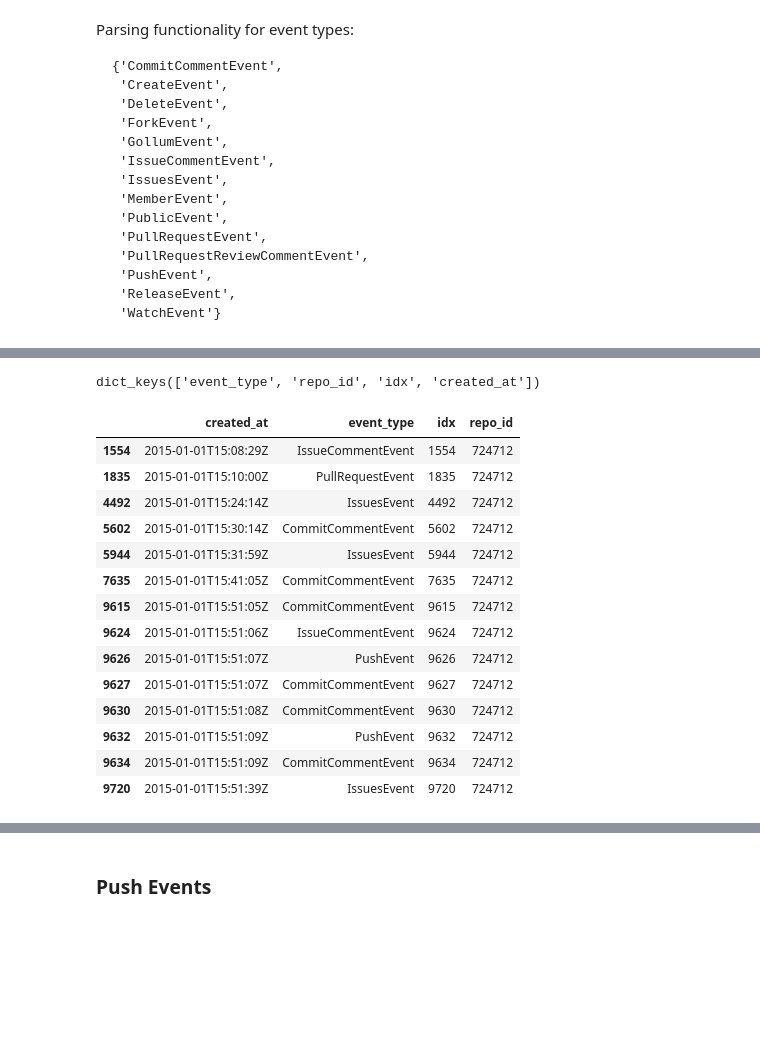
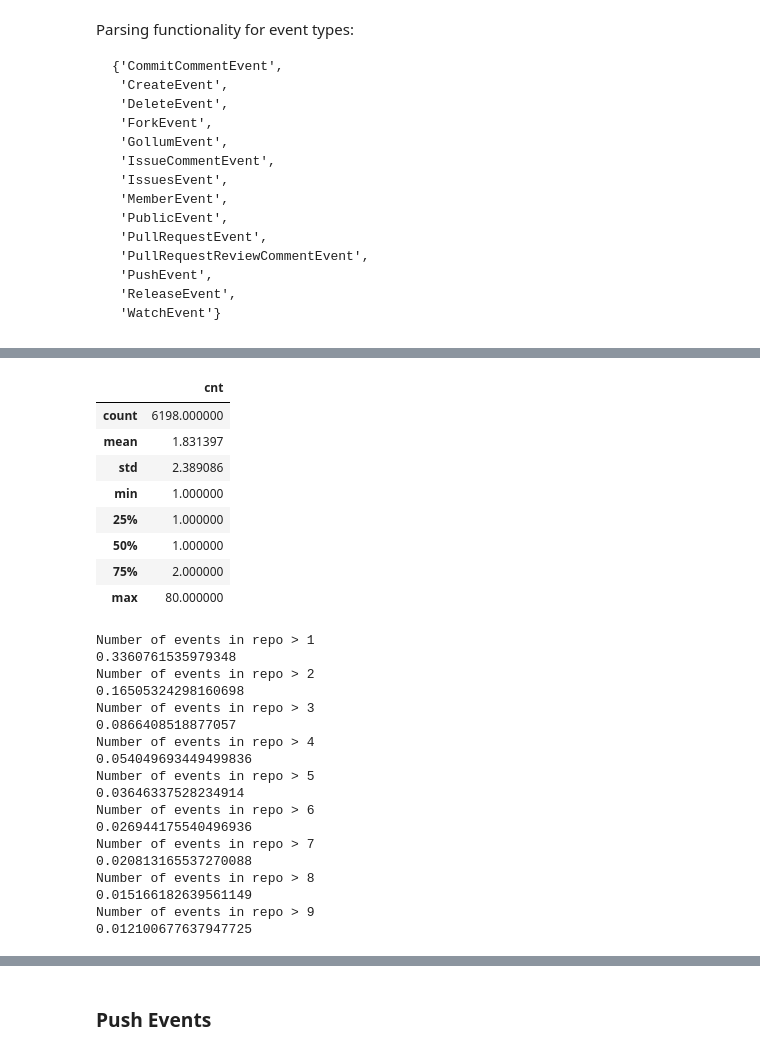
Before and after one commit to benpeloquin7/github_entropy, a Jupyter notebook: notebooks/github-archive-utils.ipynb, the cells around one changed output, grey strips where cells are left out. Saved outputs shown, nothing was run; the diff lists cells and outputs as text; code cells hidden in the pictures; blank space fills up the shorter version.

```diff
--- a/notebooks/github-archive-utils.ipynb
+++ b/notebooks/github-archive-utils.ipynb
@@ -112,22 +149,35 @@ df_events.groupby("repo_id").count().reset_index().sort_values('idx', ascending=
-# %%
-df_events.to_dict().keys()
-# %% [output]
-dict_keys(['event_type', 'repo_id', 'idx', 'created_at'])
-# %%
-df_events[df_events['repo_id']==724712]
-# %% [output]
-|  | created_at | event_type | idx | repo_id |
-| 1554 | 2015-01-01T15:08:29Z | IssueCommentEvent | 1554 | 724712 |
-| 1835 | 2015-01-01T15:10:00Z | PullRequestEvent | 1835 | 724712 |
-| 4492 | 2015-01-01T15:24:14Z | IssuesEvent | 4492 | 724712 |
-| 5602 | 2015-01-01T15:30:14Z | CommitCommentEvent | 5602 | 724712 |
-| 5944 | 2015-01-01T15:31:59Z | IssuesEvent | 5944 | 724712 |
-| 7635 | 2015-01-01T15:41:05Z | CommitCommentEvent | 7635 | 724712 |
-| 9615 | 2015-01-01T15:51:05Z | CommitCommentEvent | 9615 | 724712 |
-| 9624 | 2015-01-01T15:51:06Z | IssueCommentEvent | 9624 | 724712 |
-| 9626 | 2015-01-01T15:51:07Z | PushEvent | 9626 | 724712 |
-| 9627 | 2015-01-01T15:51:07Z | CommitCommentEvent | 9627 | 724712 |
-| 9630 | 2015-01-01T15:51:08Z | CommitCommentEvent | 9630 | 724712 |
-| 9632 | 2015-01-01T15:51:09Z | PushEvent | 9632 | 724712 |
-| 9634 | 2015-01-01T15:51:09Z | CommitCommentEvent | 9634 | 724712 |
-| 9720 | 2015-01-01T15:51:39Z | IssuesEvent | 9720 | 724712 |
+# %%
+df_counts[['cnt']].describe()
+# %% [output]
+|  | cnt |
+| count | 6198.000000 |
+| mean | 1.831397 |
+| std | 2.389086 |
+| min | 1.000000 |
+| 25% | 1.000000 |
+| 50% | 1.000000 |
+| 75% | 2.000000 |
+| max | 80.000000 |
+# %%
+for i in range(1, 10):
+    print("Number of events in repo > {}".format(i))
+    print(np.sum(df_counts['cnt'] > i) / len(df_counts))
+# %% [output]
+Number of events in repo > 1
+0.3360761535979348
+Number of events in repo > 2
+0.16505324298160698
+Number of events in repo > 3
+0.0866408518877057
+Number of events in repo > 4
+0.054049693449499836
+Number of events in repo > 5
+0.03646337528234914
+Number of events in repo > 6
+0.026944175540496936
+Number of events in repo > 7
+0.020813165537270088
+Number of events in repo > 8
+0.015166182639561149
+Number of events in repo > 9
+0.012100677637947725
```
Also changed, not shown: parts of 15 cells of this notebook, 1 other file.
